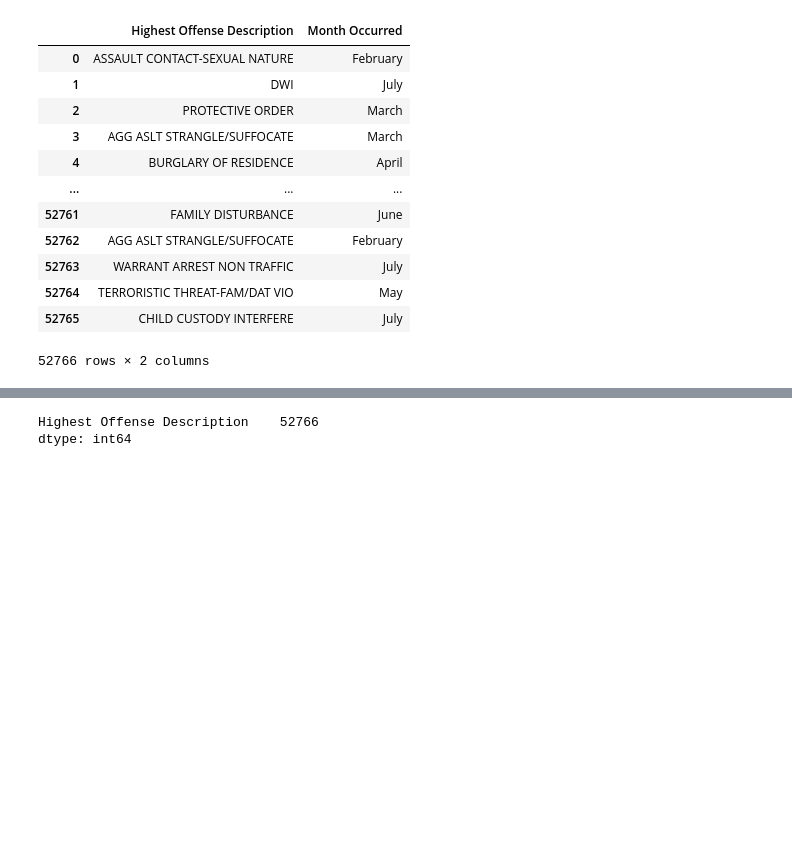
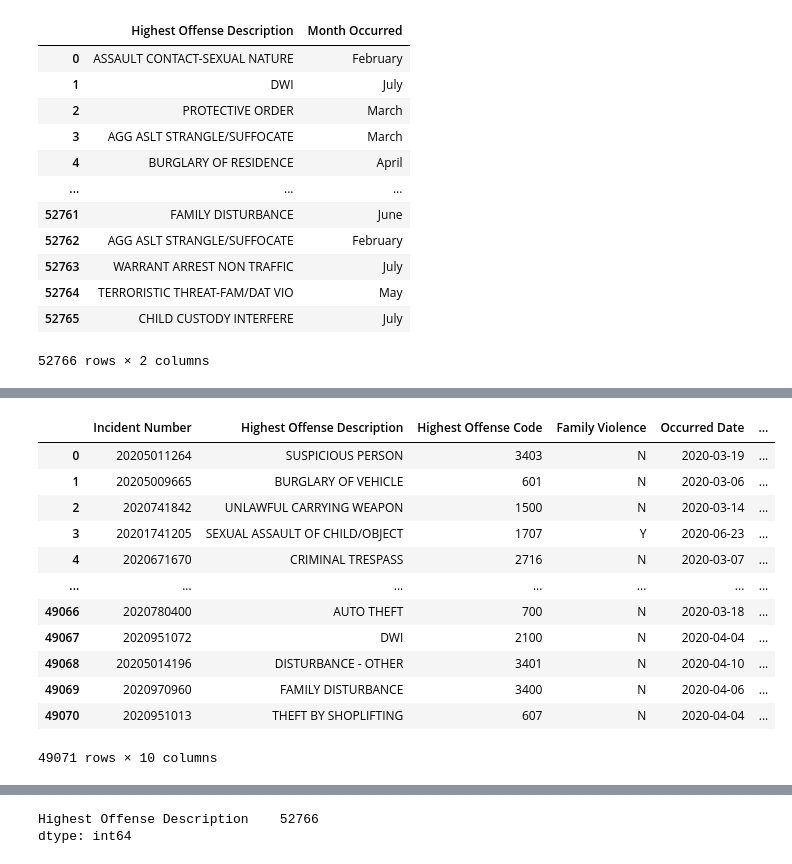
Before and after one commit to ibeth92/Crime_in_the_Time_of_COVID, a Jupyter notebook: ibet.covid.project.ipynb, the cells around one changed output, grey strips where cells are left out. Saved outputs shown, nothing was run; the diff lists cells and outputs as text; code cells hidden in the pictures; blank space fills up the shorter version.

```diff
--- a/ibet.covid.project.ipynb
+++ b/ibet.covid.project.ipynb
@@ -448,0 +478,16 @@ crime_data_selection_months_2019
+# %%
+final_data_selection_2020
+# %% [output]
+|  | Incident Number | Highest Offense Description | Highest Offense Code | Family Violence | Occurred Date | ... |
+| 0 | 20205011264 | SUSPICIOUS PERSON | 3403 | N | 2020-03-19 | ... |
+| 1 | 20205009665 | BURGLARY OF VEHICLE | 601 | N | 2020-03-06 | ... |
+| 2 | 2020741842 | UNLAWFUL CARRYING WEAPON | 1500 | N | 2020-03-14 | ... |
+| 3 | 20201741205 | SEXUAL ASSAULT OF CHILD/OBJECT | 1707 | Y | 2020-06-23 | ... |
+| 4 | 2020671670 | CRIMINAL TRESPASS | 2716 | N | 2020-03-07 | ... |
+| ... | ... | ... | ... | ... | ... | ... |
+| 49066 | 2020780400 | AUTO THEFT | 700 | N | 2020-03-18 | ... |
+| 49067 | 2020951072 | DWI | 2100 | N | 2020-04-04 | ... |
+| 49068 | 20205014196 | DISTURBANCE - OTHER | 3401 | N | 2020-04-10 | ... |
+| 49069 | 2020970960 | FAMILY DISTURBANCE | 3400 | N | 2020-04-06 | ... |
+| 49070 | 2020951013 | THEFT BY SHOPLIFTING | 607 | N | 2020-04-04 | ... |
+49071 rows × 10 columns
```
Also changed, not shown: parts of 10 cells of this notebook.
